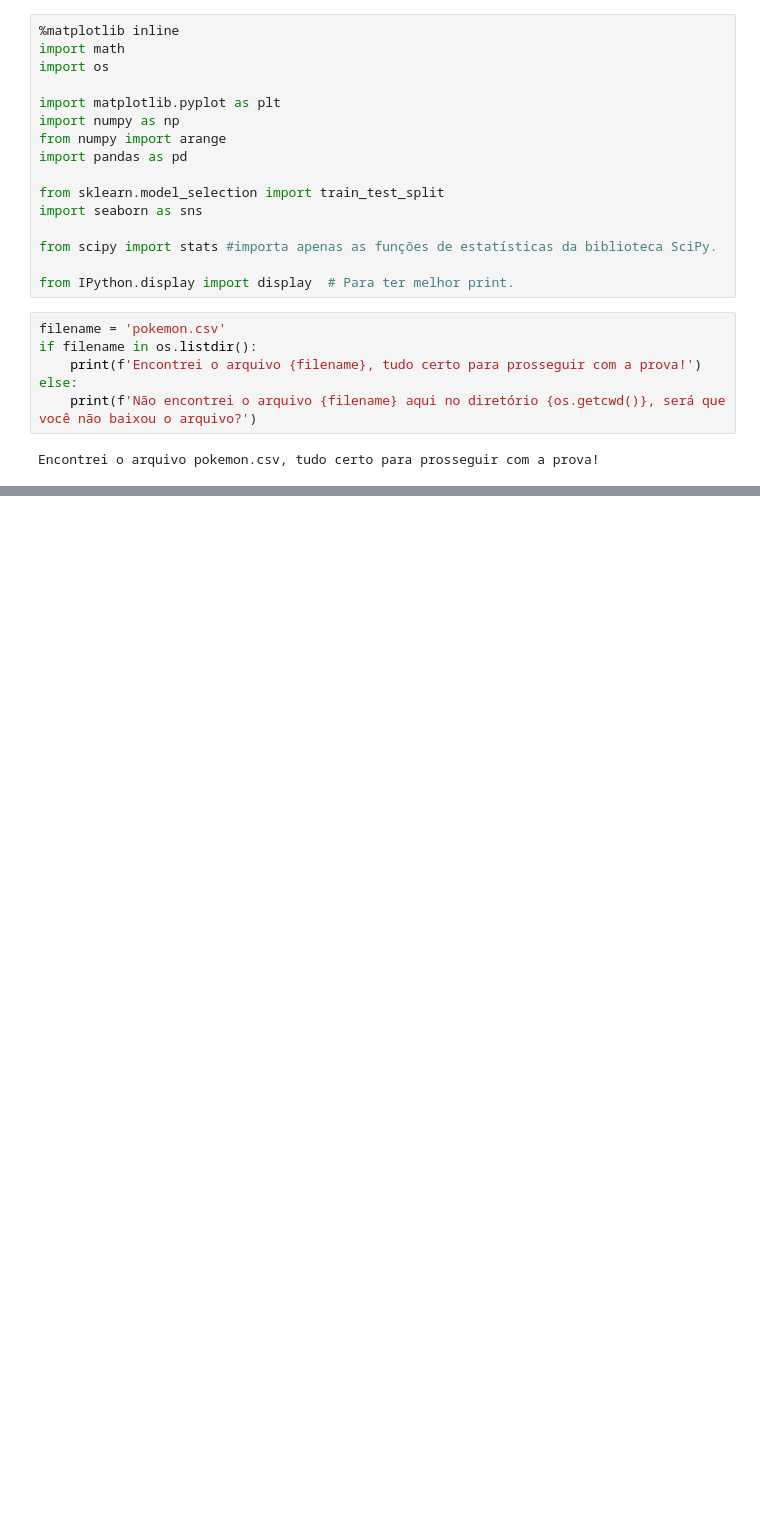
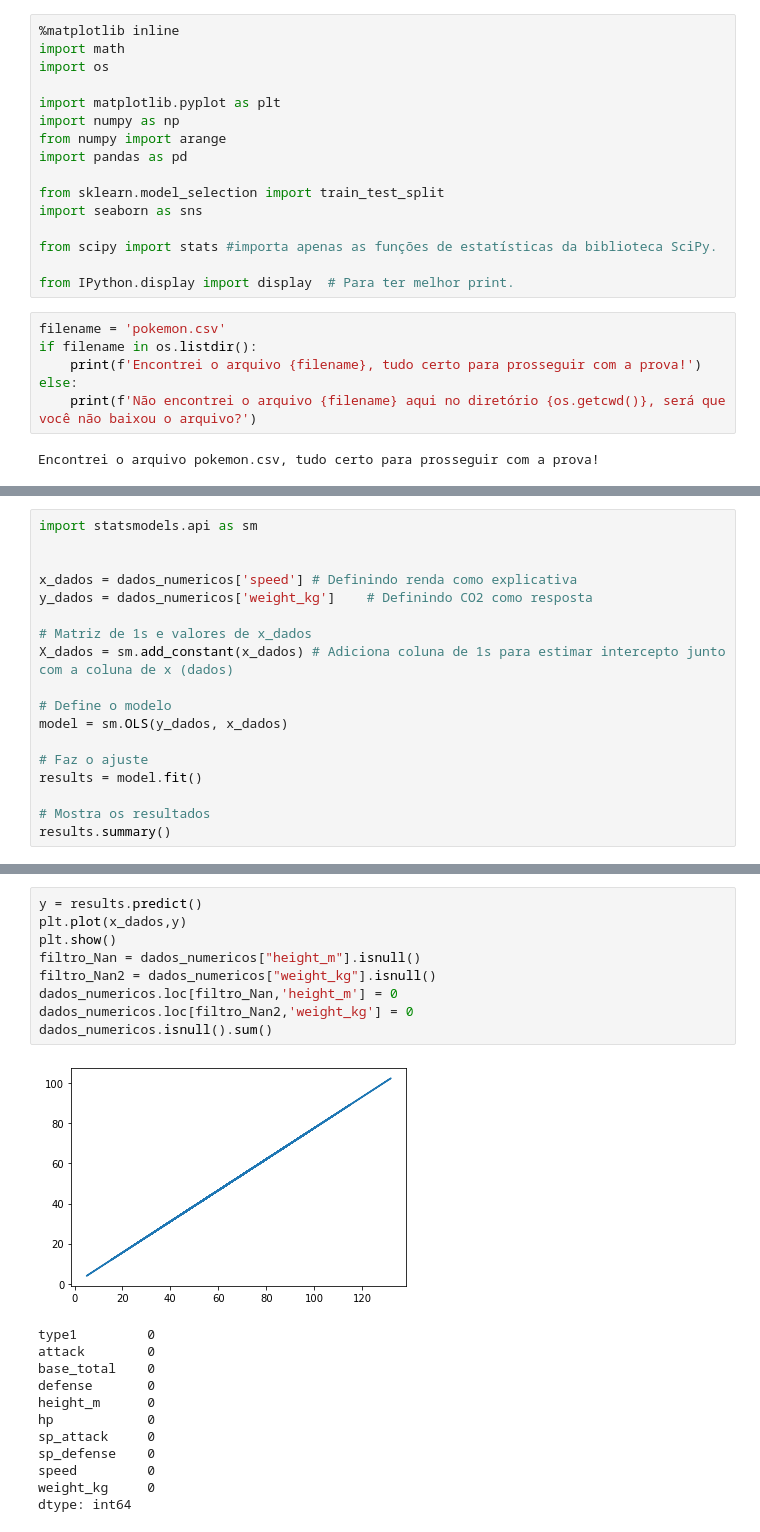
Before and after one commit to luanamitsudo/Projeto-2-Cdados-2021, a Jupyter notebook: Projeto2_CDADOS.ipynb, the cells around one changed output, grey strips where cells are left out. Saved outputs shown, nothing was run; the diff lists cells and outputs as text; blank space fills up the shorter version.

```diff
--- a/Projeto2_CDADOS.ipynb
+++ b/Projeto2_CDADOS.ipynb
@@ -133,0 +110,18 @@ dados_train, dados_test = train_test_split(dados,test_size=0.40, random_state=42
+# %%
+import statsmodels.api as sm
+
+
+x_dados = dados_numericos['speed'] # Definindo renda como explicativa
+y_dados = dados_numericos['weight_kg']    # Definindo CO2 como resposta
+
+# Matriz de 1s e valores de x_dados
+X_dados = sm.add_constant(x_dados) # Adiciona coluna de 1s para estimar intercepto junto com a coluna de x (dados)
+
+# Define o modelo
+model = sm.OLS(y_dados, x_dados)
+
+# Faz o ajuste
+results = model.fit()
+
+# Mostra os resultados
+results.summary()
@@ -133,0 +147,22 @@ dados_train, dados_test = train_test_split(dados,test_size=0.40, random_state=42
+# %%
+y = results.predict()
+plt.plot(x_dados,y)
+plt.show()
+filtro_Nan = dados_numericos["height_m"].isnull()
+filtro_Nan2 = dados_numericos["weight_kg"].isnull()
+dados_numericos.loc[filtro_Nan,'height_m'] = 0
+dados_numericos.loc[filtro_Nan2,'weight_kg'] = 0
+dados_numericos.isnull().sum()
+# %% [output]
+[figure, added]
+type1         0
+attack        0
+base_total    0
+defense       0
+height_m      0
+hp            0
+sp_attack     0
+sp_defense    0
+speed         0
+weight_kg     0
+dtype: int64
```
Also changed, not shown: parts of 16 cells of this notebook.
